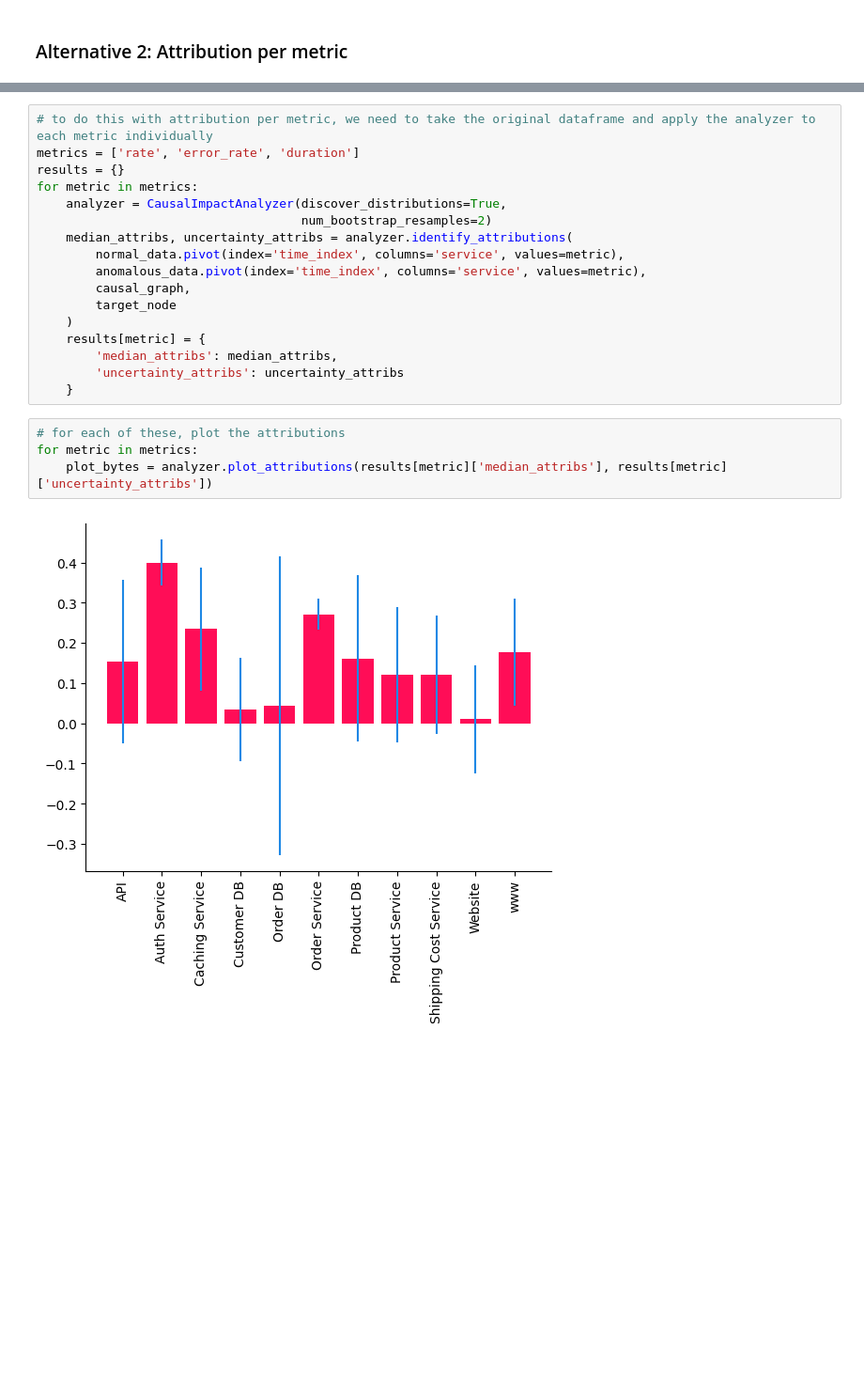
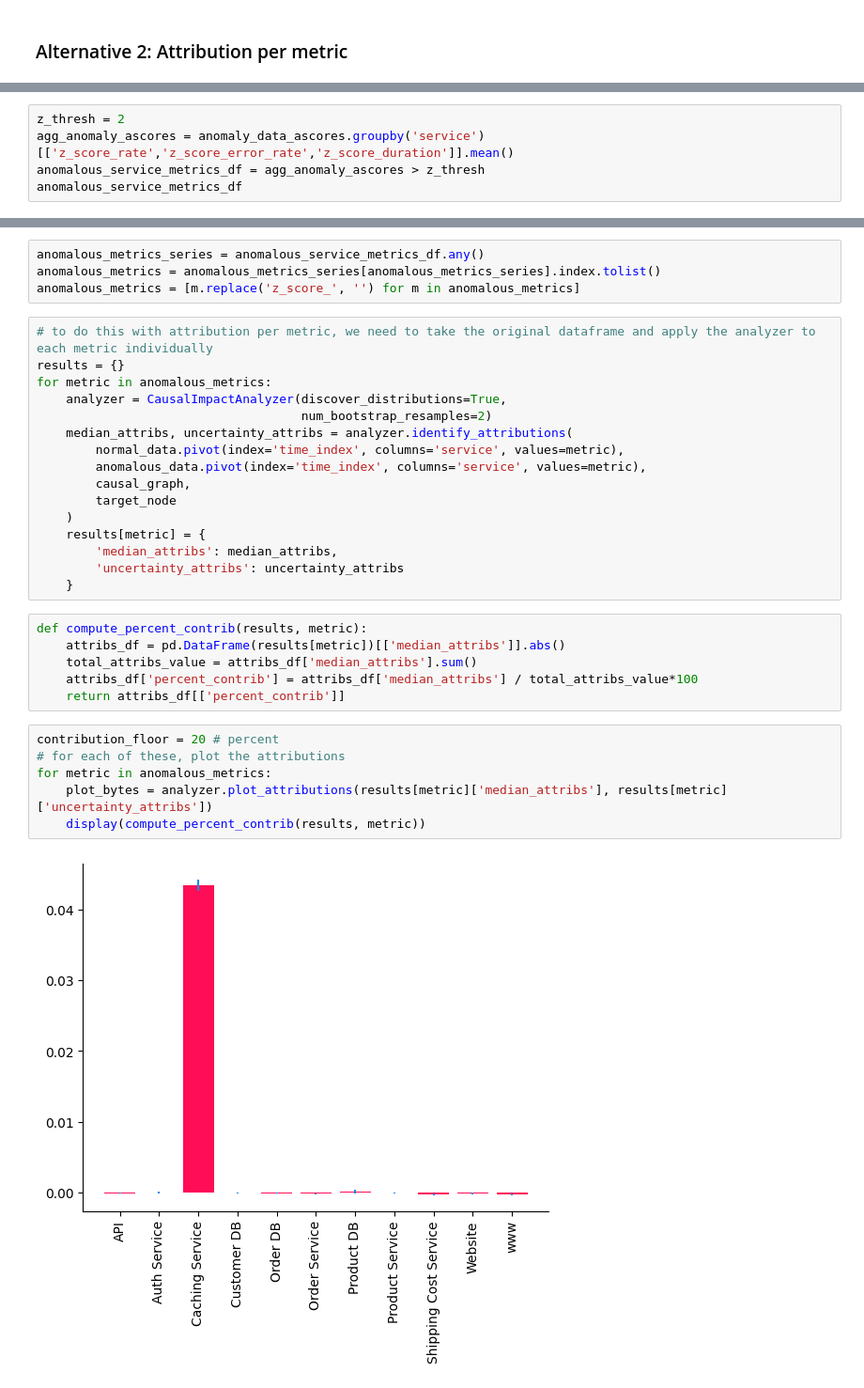
Before and after one commit to ayushghosh/coral-demo-app, a Jupyter notebook: resources/py-sandbox/sandbox-causal_analyzer_across_red_metrics.ipynb, the cells around one changed output, grey strips where cells are left out. Shown: that part at 94% size. Saved outputs shown, nothing was run; the diff lists cells and outputs as text; blank space fills up the shorter version.

Commit message:
filter metrics by whether have anomalies + computer feature contribs as percentage

```diff
--- a/resources/py-sandbox/sandbox-causal_analyzer_across_red_metrics.ipynb
+++ b/resources/py-sandbox/sandbox-causal_analyzer_across_red_metrics.ipynb
@@ -473,0 +502,5 @@ analyze_root_cause(anomaly_data_ascores, causal_graph, target_node)
+# %%
+z_thresh = 2
+agg_anomaly_ascores = anomaly_data_ascores.groupby('service')[['z_score_rate','z_score_error_rate','z_score_duration']].mean()
+anomalous_service_metrics_df = agg_anomaly_ascores > z_thresh
+anomalous_service_metrics_df
@@ -474,8 +521,11 @@ analyze_root_cause(anomaly_data_ascores, causal_graph, target_node)
+# %%
+anomalous_metrics_series = anomalous_service_metrics_df.any()
+anomalous_metrics = anomalous_metrics_series[anomalous_metrics_series].index.tolist()
+anomalous_metrics = [m.replace('z_score_', '') for m in anomalous_metrics]
 # %%
 # to do this with attribution per metric, we need to take the original dataframe and apply the analyzer to each metric individually
-metrics = ['rate', 'error_rate', 'duration']
 results = {}
-for metric in metrics:
+for metric in anomalous_metrics:
     analyzer = CausalImpactAnalyzer(discover_distributions=True,
                                     num_bootstrap_resamples=2)
     median_attribs, uncertainty_attribs = analyzer.identify_attributions(
@@ -488,9 +538,17 @@ for metric in metrics:
         'median_attribs': median_attribs,
         'uncertainty_attribs': uncertainty_attribs
     }
+# %%
+def compute_percent_contrib(results, metric):
+    attribs_df = pd.DataFrame(results[metric])[['median_attribs']].abs()
+    total_attribs_value = attribs_df['median_attribs'].sum()
+    attribs_df['percent_contrib'] = attribs_df['median_attribs'] / total_attribs_value*100
+    return attribs_df[['percent_contrib']]
 # %%
+contribution_floor = 20 # percent
 # for each of these, plot the attributions
-for metric in metrics:
+for metric in anomalous_metrics:
     plot_bytes = analyzer.plot_attributions(results[metric]['median_attribs'], results[metric]['uncertainty_attribs'])
+    display(compute_percent_contrib(results, metric))
 # %% [output]
-[figure, old version]
+[figure, new version]
```
Also changed, not shown: parts of 10 cells of this notebook.
